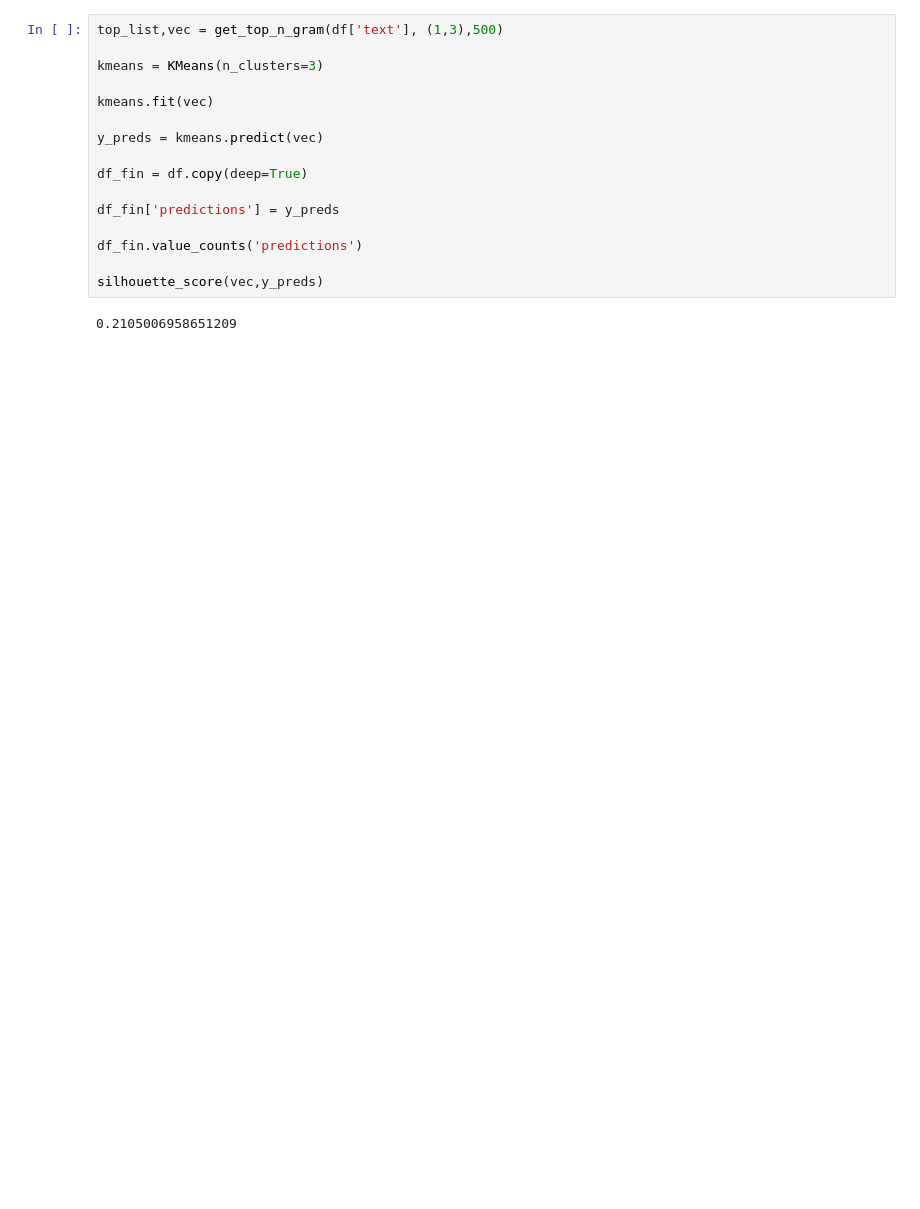
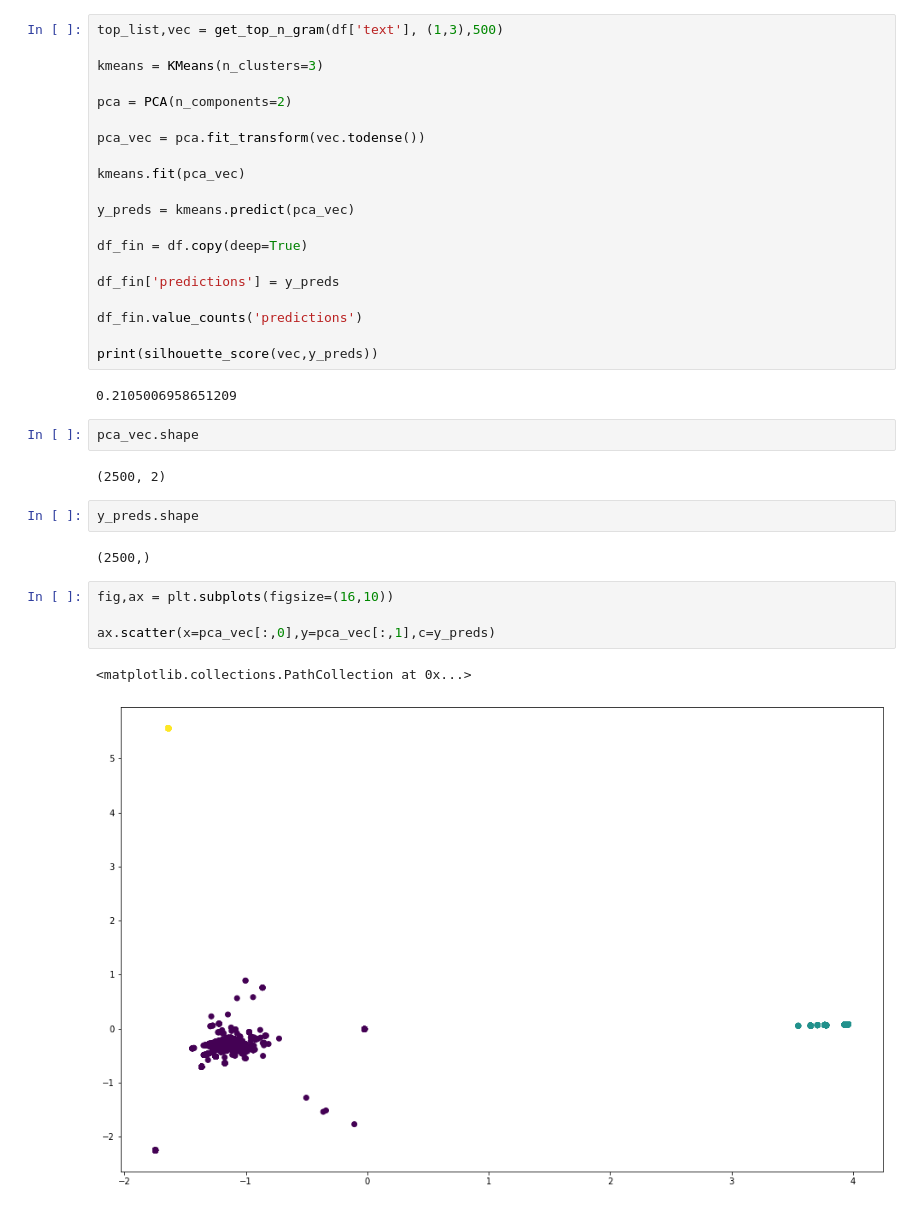
Before and after one commit to ewjohn127/dsc_project4, a Jupyter notebook: Evan's notebook.ipynb, the cells around one changed output. Cells and saved outputs as stored; diff of their text form; blank space fills up the shorter version.

```diff
--- a/Evan's notebook.ipynb
+++ b/Evan's notebook.ipynb
@@ -432,9 +416,13 @@ top_list,vec = get_top_n_gram(df['text'], (1,3),500)
 
 kmeans = KMeans(n_clusters=3)
 
-kmeans.fit(vec)
+pca = PCA(n_components=2)
 
-y_preds = kmeans.predict(vec)
+pca_vec = pca.fit_transform(vec.todense())
+
+kmeans.fit(pca_vec)
+
+y_preds = kmeans.predict(pca_vec)
 
 df_fin = df.copy(deep=True)
 
@@ -442,6 +430,21 @@ df_fin['predictions'] = y_preds
 
 df_fin.value_counts('predictions')
 
-silhouette_score(vec,y_preds)
+print(silhouette_score(vec,y_preds))
 # %% [output]
 0.2105006958651209
+# %%
+pca_vec.shape
+# %% [output]
+(2500, 2)
+# %%
+y_preds.shape
+# %% [output]
+(2500,)
+# %%
+fig,ax = plt.subplots(figsize=(16,10))
+
+ax.scatter(x=pca_vec[:,0],y=pca_vec[:,1],c=y_preds)
+# %% [output]
+<matplotlib.collections.PathCollection at 0x...>
+[figure, added]
```
Also changed, not shown: parts of 5 cells of this notebook.
